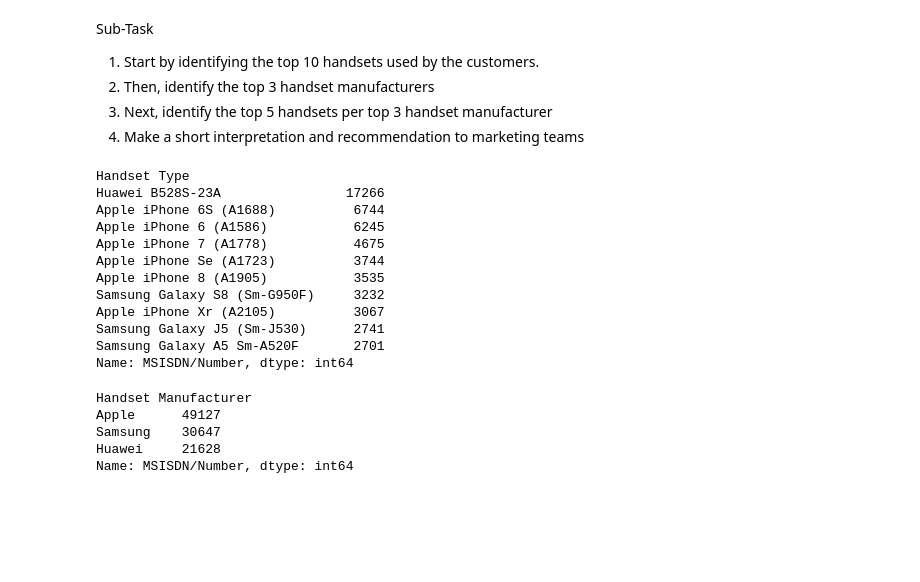
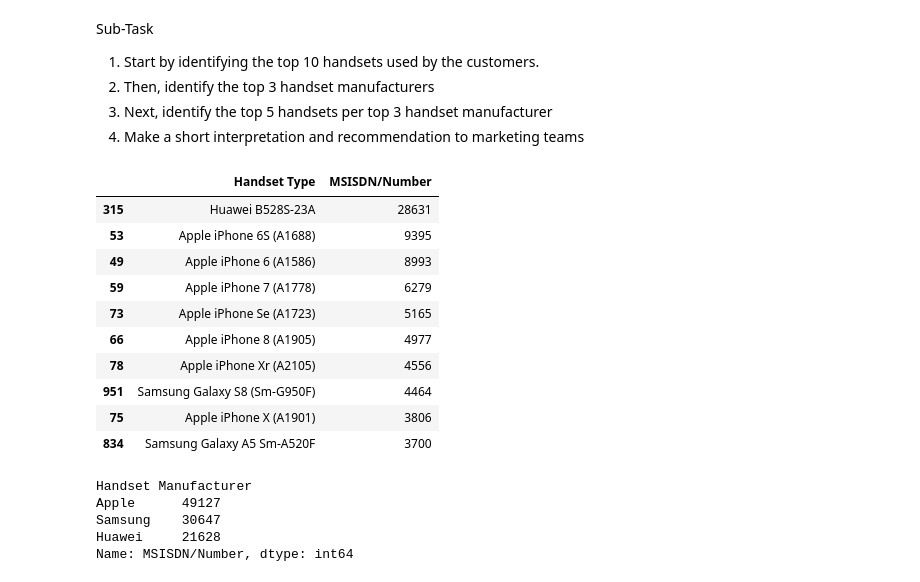
Before and after one commit to NatnaelSisay/Telecom_data_Analysis, a Jupyter notebook: notebooks/telecom.ipynb, the cells around one changed output. Cells and saved outputs as stored; diff of their text form; code cells hidden in the pictures; blank space fills up the shorter version.

```diff
--- a/notebooks/telecom.ipynb
+++ b/notebooks/telecom.ipynb
@@ -360,21 +360,23 @@ Sub-Task
 3. Next, identify the top 5 handsets per top 3 handset manufacturer
 4. Make a short interpretation and recommendation to marketing teams
 # %%
-top_10_handset = df_clean.groupby("Handset Type")['MSISDN/Number'].nunique().nlargest(10)
+top_10_handset = df_clean.groupby("Handset Type").agg({"MSISDN/Number":'count'}).reset_index()
+top_10_handset = top_10_handset.sort_values(by='MSISDN/Number', ascending=False).head(10)
+
+# plot_bar(top_10_handset, top_10_handset['Handset Type'], top_10_handset['MSISDN/Number'], "count", "Phone type", "Count")
 top_10_handset
 # %% [output]
-Handset Type
-Huawei B528S-23A                17266
-Apple iPhone 6S (A1688)          6744
-Apple iPhone 6 (A1586)           6245
-Apple iPhone 7 (A1778)           4675
-Apple iPhone Se (A1723)          3744
-Apple iPhone 8 (A1905)           3535
-Samsung Galaxy S8 (Sm-G950F)     3232
-Apple iPhone Xr (A2105)          3067
-Samsung Galaxy J5 (Sm-J530)      2741
-Samsung Galaxy A5 Sm-A520F       2701
-Name: MSISDN/Number, dtype: int64
+|  | Handset Type | MSISDN/Number |
+| 315 | Huawei B528S-23A | 28631 |
+| 53 | Apple iPhone 6S (A1688) | 9395 |
+| 49 | Apple iPhone 6 (A1586) | 8993 |
+| 59 | Apple iPhone 7 (A1778) | 6279 |
+| 73 | Apple iPhone Se (A1723) | 5165 |
+| 66 | Apple iPhone 8 (A1905) | 4977 |
+| 78 | Apple iPhone Xr (A2105) | 4556 |
+| 951 | Samsung Galaxy S8 (Sm-G950F) | 4464 |
+| 75 | Apple iPhone X (A1901) | 3806 |
+| 834 | Samsung Galaxy A5 Sm-A520F | 3700 |
 # %%
 top_3_manufacturers = df_clean.groupby("Handset Manufacturer")['MSISDN/Number'].nunique().nlargest(3)
 top_3_manufacturers
```
Also changed, not shown: parts of 4 cells of this notebook, 5 other files.
